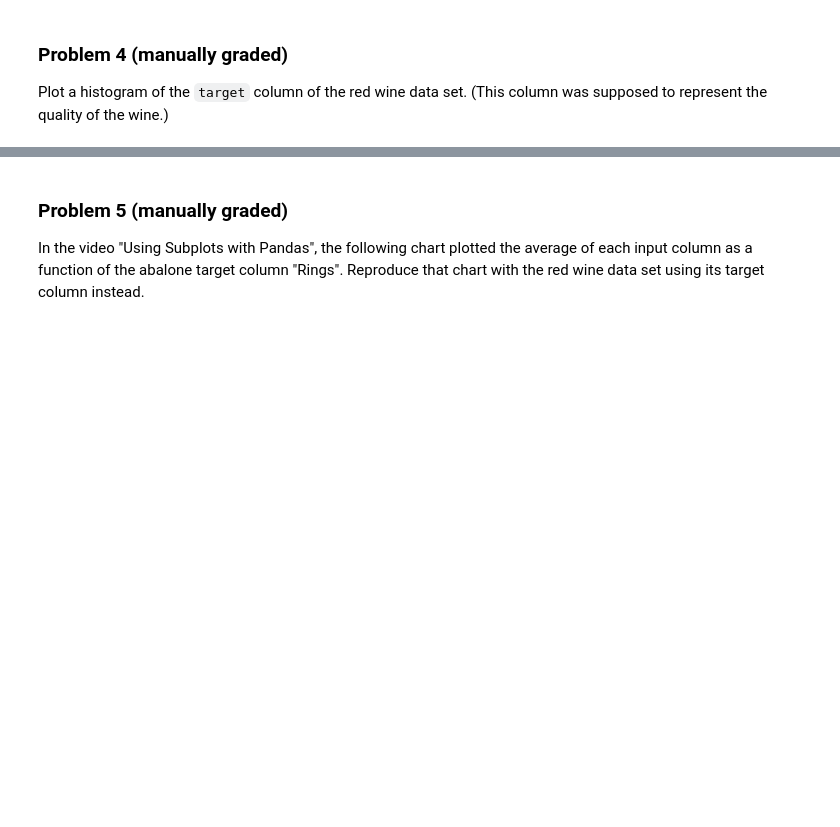
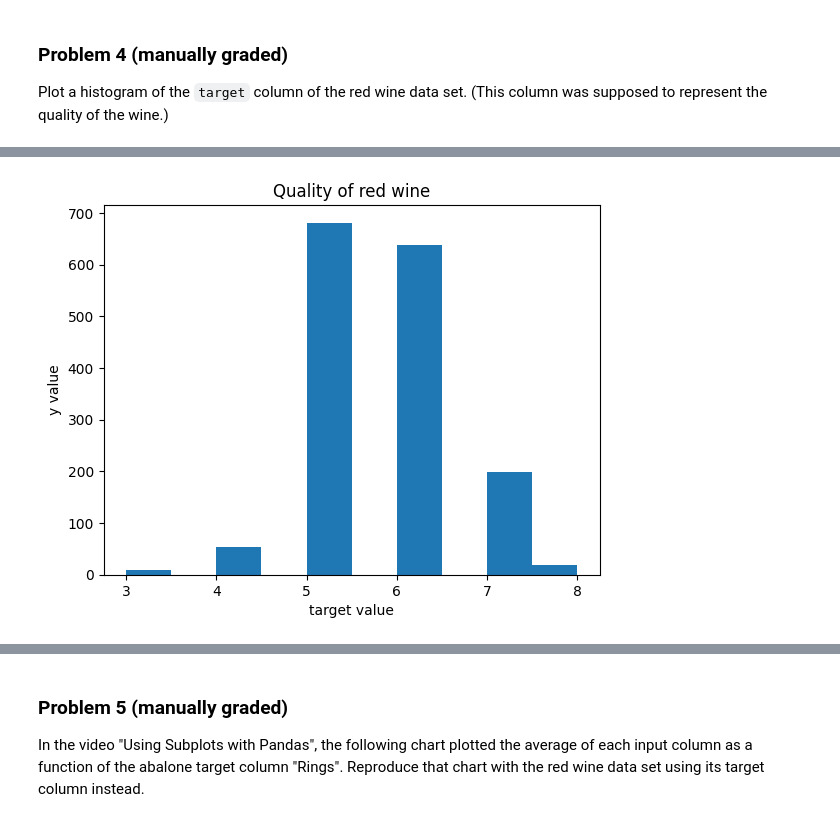
Before and after one commit to tware5-star/dx602-homework-10, a Jupyter notebook: homework.ipynb, the cells around one changed output, grey strips where cells are left out. Cells and saved outputs as stored; diff of their text form; code cells hidden in the pictures; blank space fills up the shorter version.

```diff
--- a/homework.ipynb
+++ b/homework.ipynb
@@ -96,3 +103,12 @@ Ellipsis
+# %%
+# YOUR CHANGES HERE
+
+plt.hist(red_wine["target"])
+plt.title("Quality of red wine")
+plt.xlabel('target value')
+plt.ylabel('y value');
+# %% [output]
+[figure, added]
 # %% [markdown]
 <div style="page-break-after: always;"></div>
 # %% [markdown]
```
Also changed, not shown: parts of 19 cells of this notebook.
